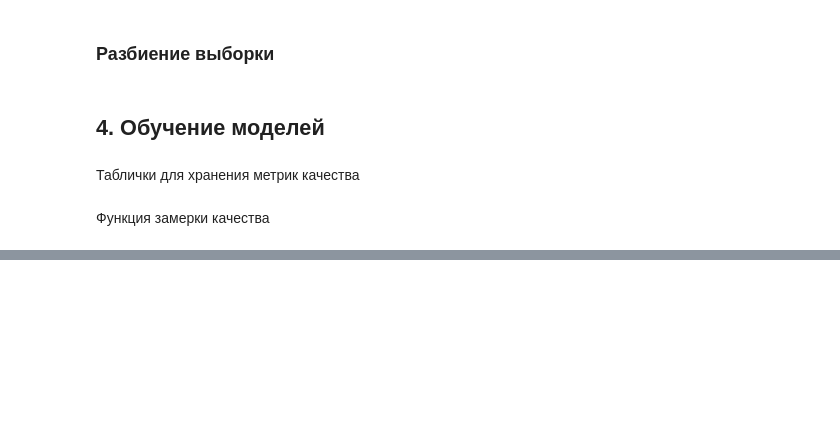
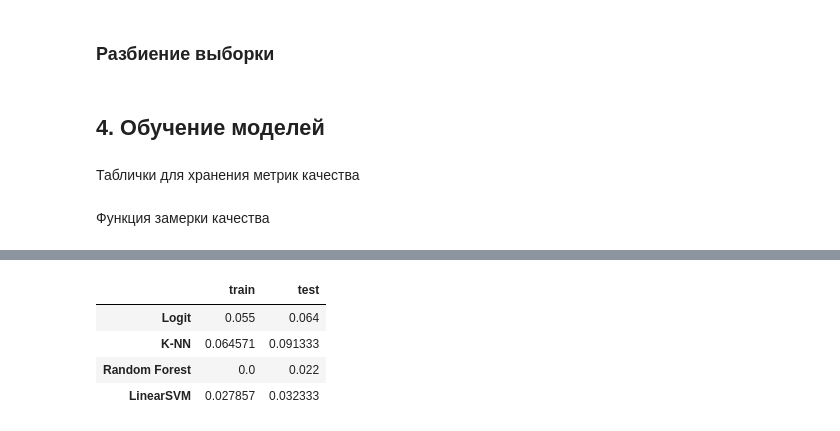
Before and after one commit to shustrov38/neimark_ml_course, a Jupyter notebook: hw1/src/main.ipynb, the cells around one changed output, grey strips where cells are left out. Cells and saved outputs as stored; diff of their text form; code cells hidden in the pictures; blank space fills up the shorter version.

```diff
--- a/hw1/src/main.ipynb
+++ b/hw1/src/main.ipynb
@@ -468,0 +527,8 @@ time_table
+# %%
+RMSE_table
+# %% [output]
+|  | train | test |
+| Logit | 0.055 | 0.064 |
+| K-NN | 0.064571 | 0.091333 |
+| Random Forest | 0.0 | 0.022 |
+| LinearSVM | 0.027857 | 0.032333 |
```
Also changed, not shown: parts of 26 cells of this notebook.
